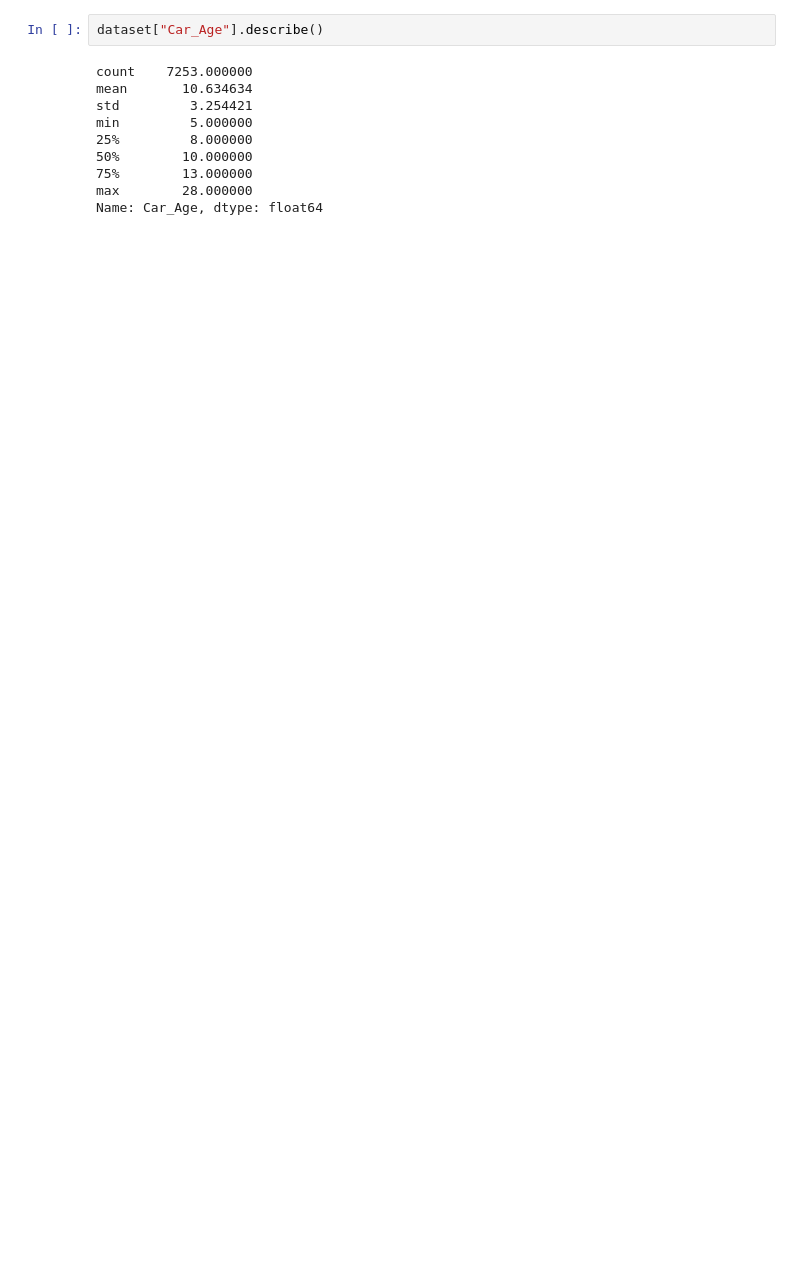
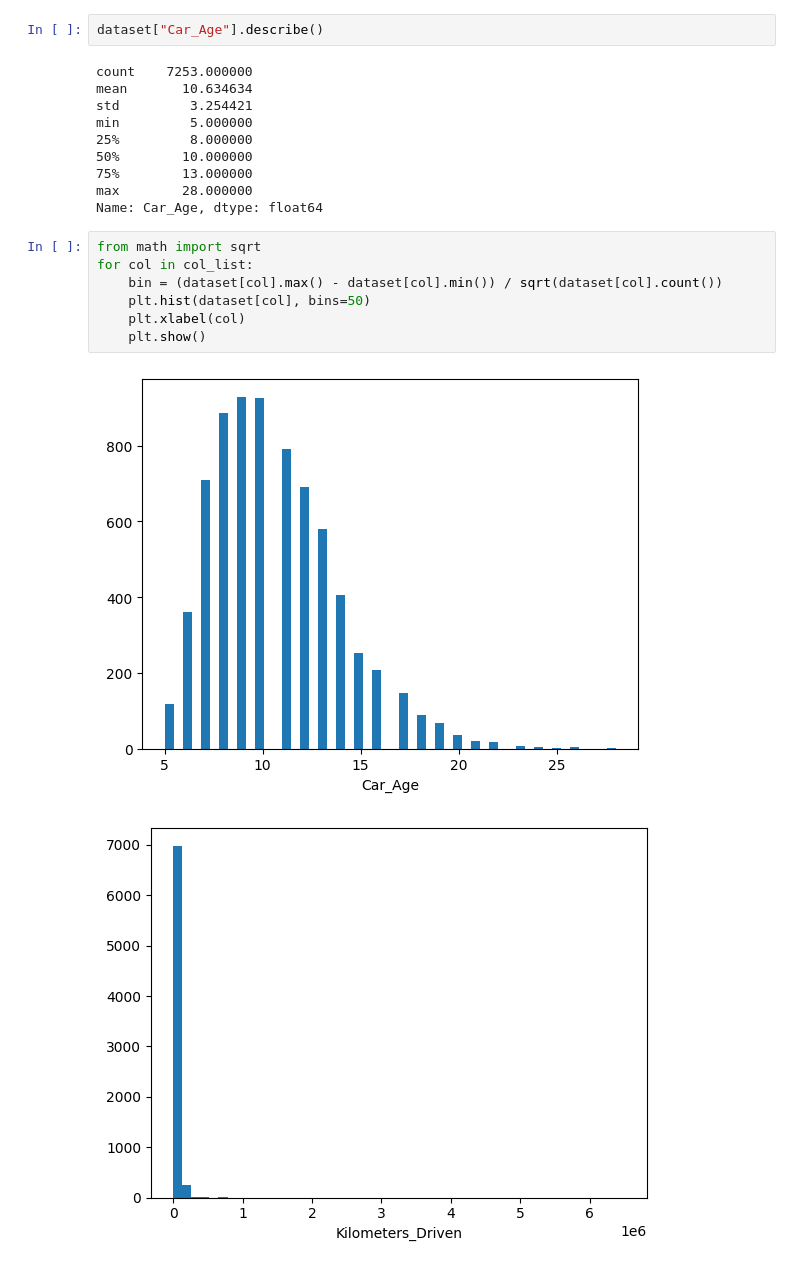
Before and after one commit to Huy1996/CMPE-255, a Jupyter notebook: assignment1.ipynb, the cells around one changed output. Saved outputs shown, nothing was run; the diff lists cells and outputs as text; blank space fills up the shorter version.

Commit message:
Assignment 1: Added Histogram

```diff
--- a/assignment1.ipynb
+++ b/assignment1.ipynb
@@ -217,3 +217,13 @@ min         5.000000
 75%        13.000000
 max        28.000000
 Name: Car_Age, dtype: float64
+# %%
+from math import sqrt
+for col in col_list:
+    bin = (dataset[col].max() - dataset[col].min()) / sqrt(dataset[col].count())
+    plt.hist(dataset[col], bins=50)
+    plt.xlabel(col)
+    plt.show()
+# %% [output]
+[figure, added]
+[figure, added]
```
Also changed, not shown: parts of 4 cells of this notebook.
